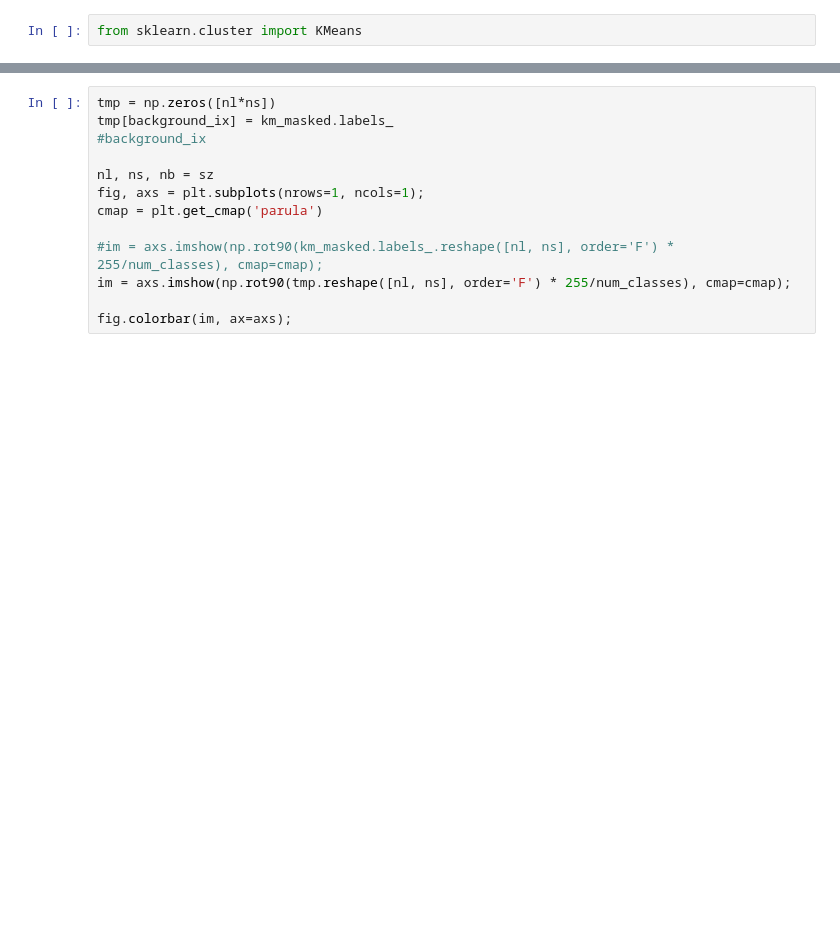
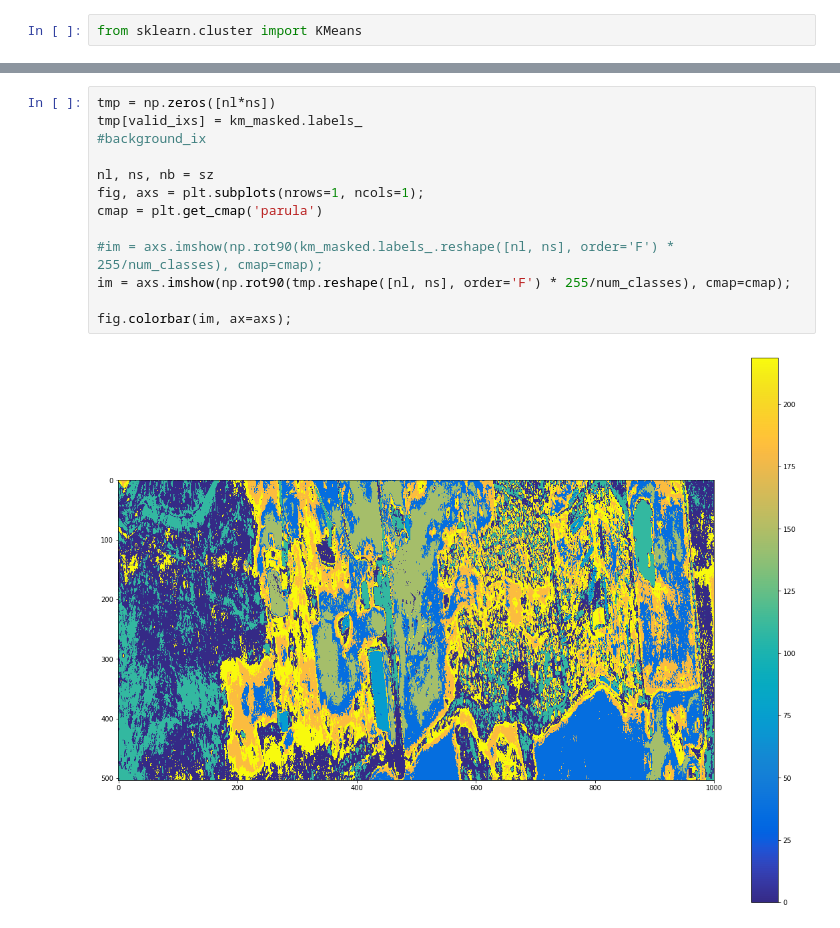
Before and after one commit to headlee/gaussian-spectral-clustering, a Jupyter notebook: gaussian-spectral-clustering-ARCHER.ipynb, the cells around one changed output, grey strips where cells are left out. Drawn from its saved outputs; the diff is of its cells as text; blank space fills up the shorter version.

```diff
--- a/gaussian-spectral-clustering-ARCHER.ipynb
+++ b/gaussian-spectral-clustering-ARCHER.ipynb
@@ -266,16 +283,18 @@ fig.colorbar(im, ax=axs);
 # %%
 tmp = np.zeros([nl*ns])
-tmp[background_ix] = km_masked.labels_
+tmp[valid_ixs] = km_masked.labels_
 #background_ix
 
 nl, ns, nb = sz
 fig, axs = plt.subplots(nrows=1, ncols=1);
 cmap = plt.get_cmap('parula')
 
 #im = axs.imshow(np.rot90(km_masked.labels_.reshape([nl, ns], order='F') * 255/num_classes), cmap=cmap);
 im = axs.imshow(np.rot90(tmp.reshape([nl, ns], order='F') * 255/num_classes), cmap=cmap);
 
 fig.colorbar(im, ax=axs);
+# %% [output]
+[figure, added]
 # %%
 # Side by side comparison
 fig, axs = plt.subplots(nrows=2, ncols=1);
```
Also changed, not shown: parts of 15 cells of this notebook, 1 other file.
